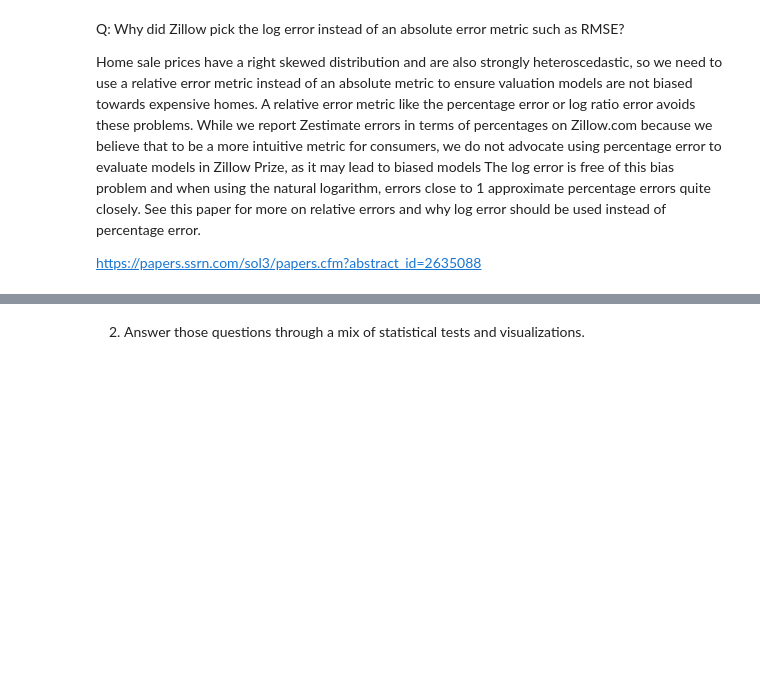
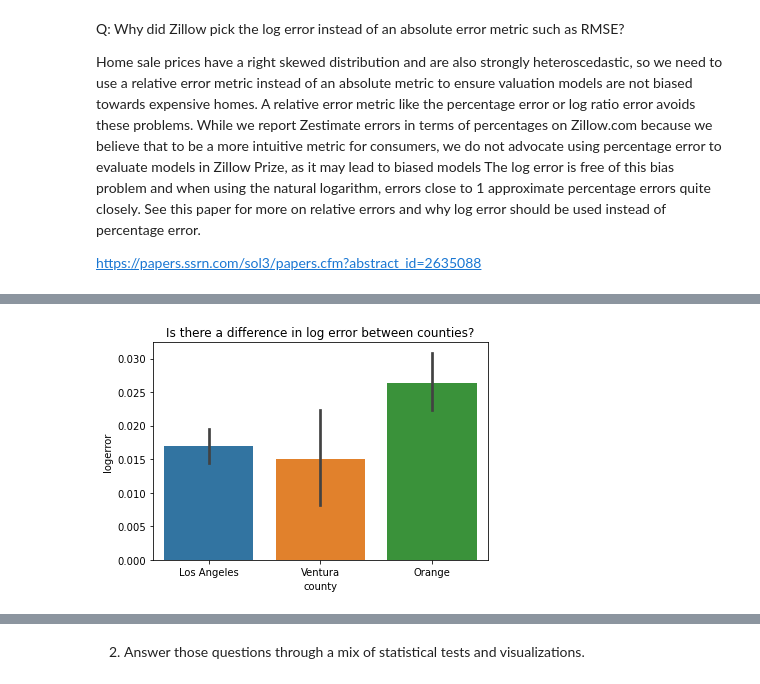
Before and after one commit to chloerwhitaker/clustering-exercises, a Jupyter notebook: explore_zillow.ipynb, the cells around one changed output, grey strips where cells are left out. Saved outputs shown, nothing was run; the diff lists cells and outputs as text; code cells hidden in the pictures; blank space fills up the shorter version.

```diff
--- a/explore_zillow.ipynb
+++ b/explore_zillow.ipynb
@@ -69,0 +139,6 @@ https://papers.ssrn.com/sol3/papers.cfm?abstract_id=2635088
+# %%
+sns.barplot(data=train, y='logerror', x='county')
+plt.title("Is there a difference in log error between counties?")
+plt.show()
+# %% [output]
+[figure, added]
```
Also changed, not shown: parts of 18 cells of this notebook.
